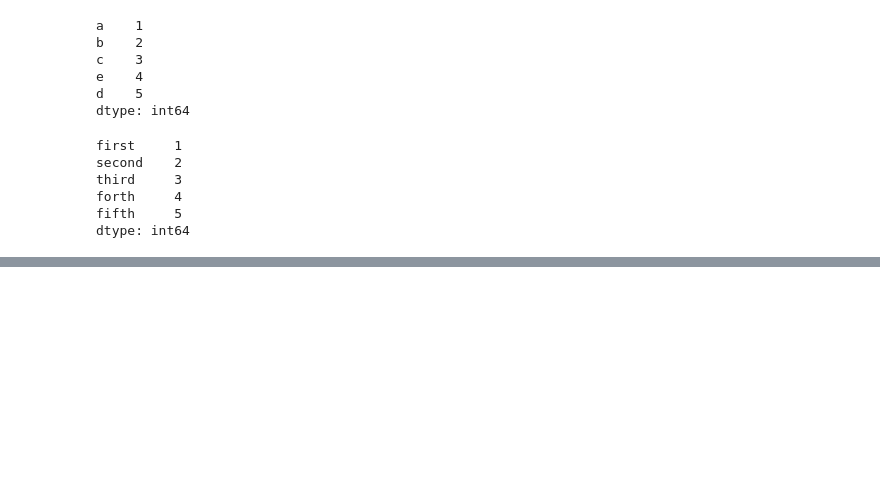
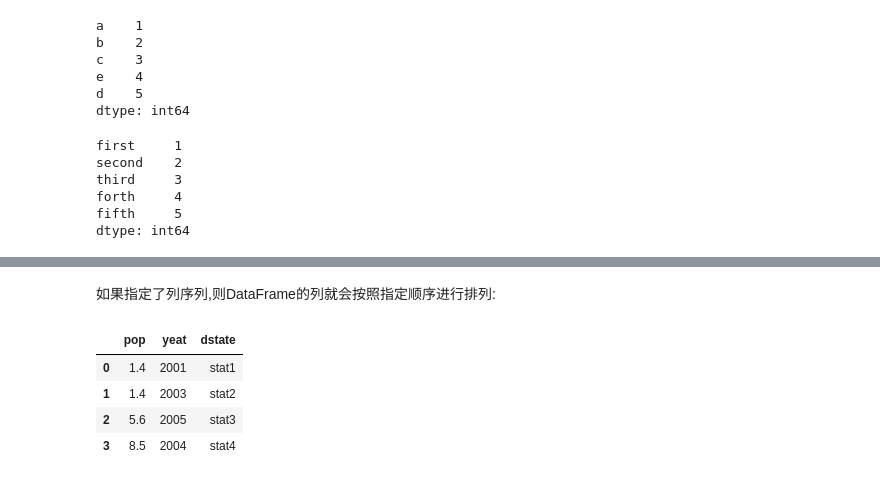
Before and after one commit to coderyjc/MyNotes, a Jupyter notebook: _Typora/Python/DataScience/jupyter/LearnDataScience.ipynb, the cells around one changed output, grey strips where cells are left out. Drawn from its saved outputs; the diff is of its cells as text; code cells hidden in the pictures; blank space fills up the shorter version.

```diff
--- a/_Typora/Python/DataScience/jupyter/LearnDataScience.ipynb
+++ b/_Typora/Python/DataScience/jupyter/LearnDataScience.ipynb
@@ -725,0 +760,10 @@ dtype: int64
+# %% [markdown]
+如果指定了列序列,则DataFrame的列就会按照指定顺序进行排列:
+# %%
+pd.DataFrame(data, columns=['pop', 'yeat', 'dstate'])
+# %% [output]
+|  | pop | yeat | dstate |
+| 0 | 1.4 | 2001 | stat1 |
+| 1 | 1.4 | 2003 | stat2 |
+| 2 | 5.6 | 2005 | stat3 |
+| 3 | 8.5 | 2004 | stat4 |
```
Also changed, not shown: parts of 30 cells of this notebook, 5 other files.
